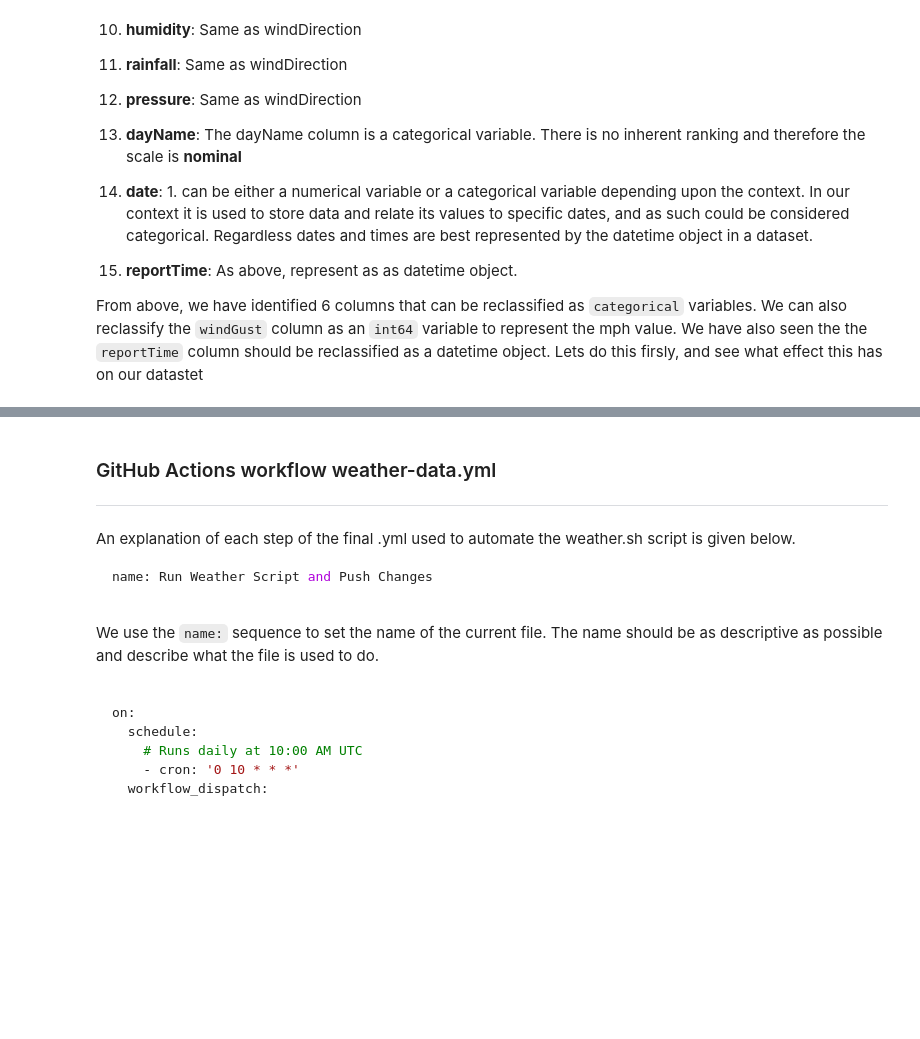
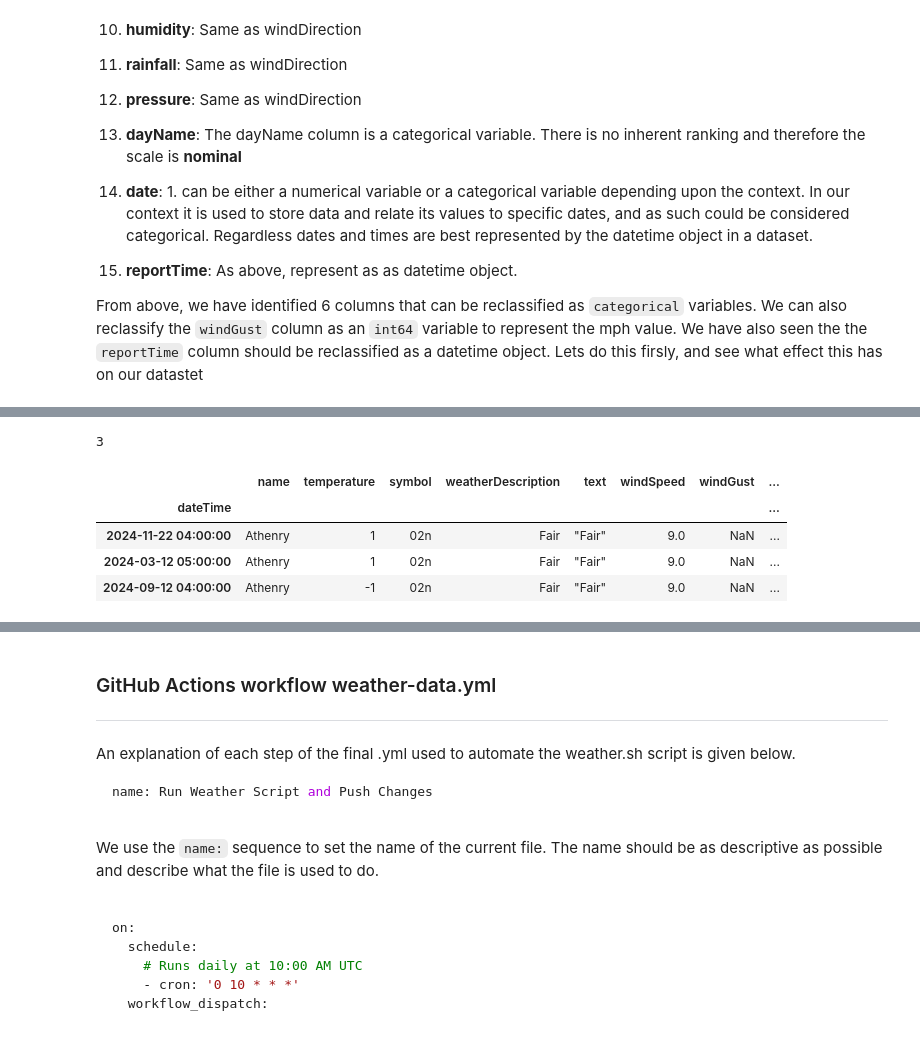
Before and after one commit to MikeCurleyCoosan/computer_infrastructure, a Jupyter notebook: weather.ipynb, the cells around one changed output, grey strips where cells are left out. Drawn from its saved outputs; the diff is of its cells as text; code cells hidden in the pictures; blank space fills up the shorter version.

```diff
--- a/weather.ipynb
+++ b/weather.ipynb
@@ -599,0 +607,14 @@ Looking at some of the other columns, its fair to say that a couple of them coul
+# %%
+#Have we any duplicates in the dataframe
+df.duplicated().sum()
+# %% [output]
+3
+# %%
+#Show the duplicates
+df[df.duplicated()]
+# %% [output]
+|  | name | temperature | symbol | weatherDescription | text | windSpeed | windGust | ... |
+| dateTime |  |  |  |  |  |  |  | ... |
+| 2024-11-22 04:00:00 | Athenry | 1 | 02n | Fair | "Fair" | 9.0 | NaN | ... |
+| 2024-03-12 05:00:00 | Athenry | 1 | 02n | Fair | "Fair" | 9.0 | NaN | ... |
+| 2024-09-12 04:00:00 | Athenry | -1 | 02n | Fair | "Fair" | 9.0 | NaN | ... |
```
Also changed, not shown: parts of 32 cells of this notebook.
